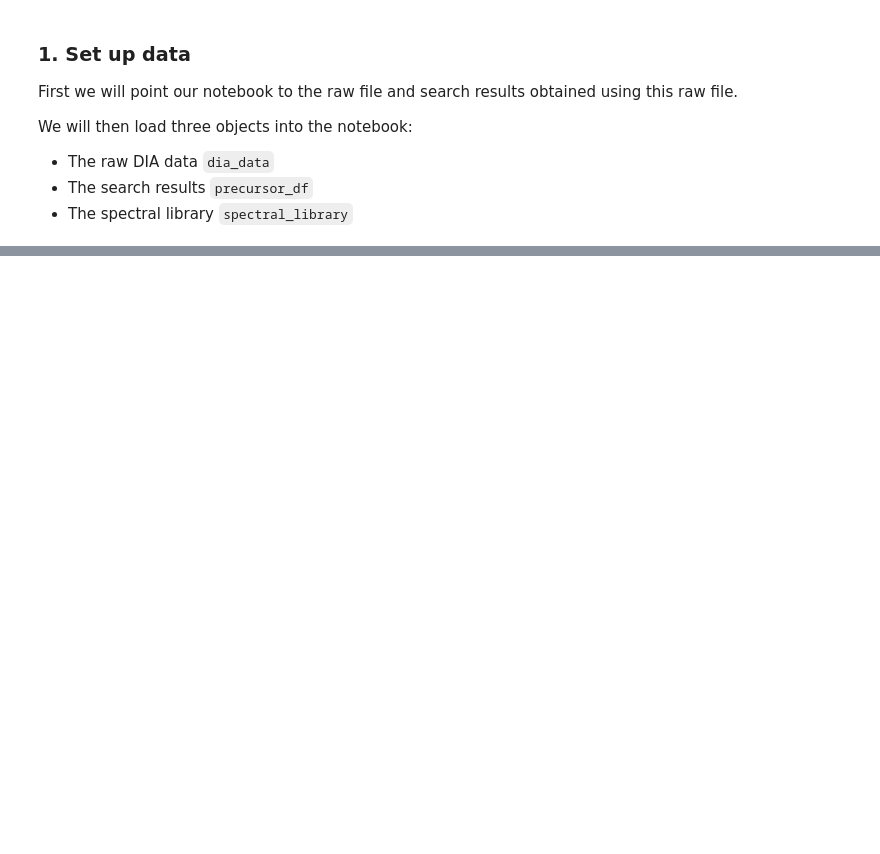
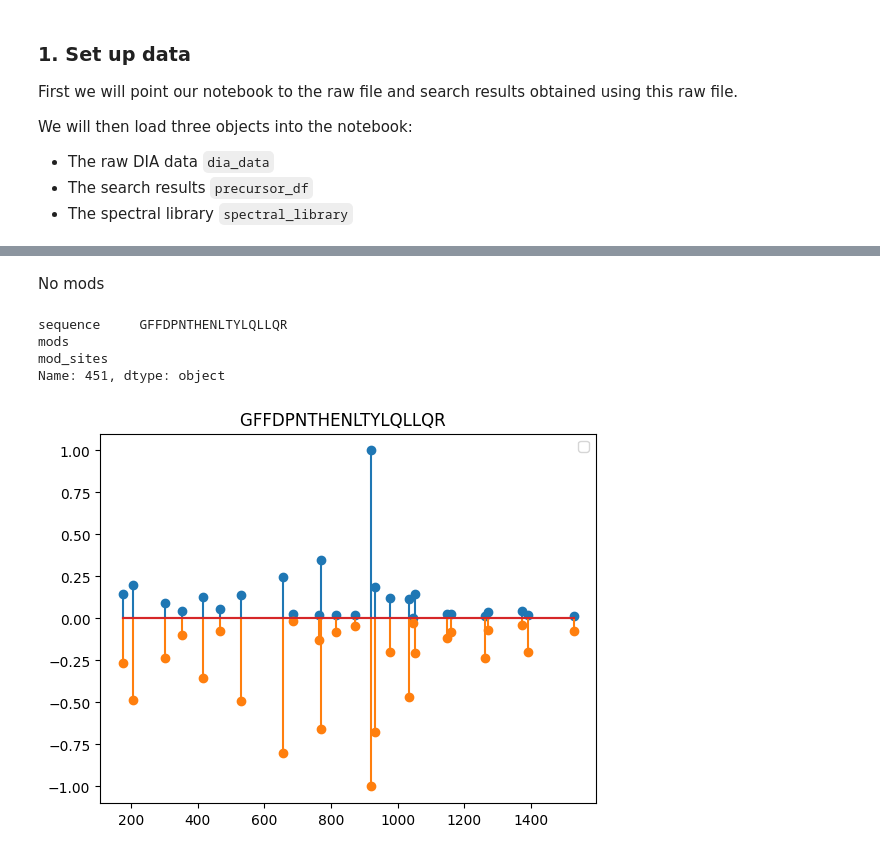
Before and after one commit to GeorgWa/alphadia-validate, a Jupyter notebook: notebooks/importance_isoforms.ipynb, the cells around one changed output, grey strips where cells are left out. Cells and saved outputs as stored; diff of their text form; code cells hidden in the pictures; blank space fills up the shorter version.

```diff
--- a/notebooks/importance_isoforms.ipynb
+++ b/notebooks/importance_isoforms.ipynb
@@ -414,0 +86,12 @@ plt.colormaps['tab10'](1)
+# %% [markdown]
+No mods
+# %%
+n = 451
+print(precursor_df.loc[n, ['sequence', 'mods', 'mod_sites']])
+isoform_attention_plot(spectral_library_flat, precursor_df, dia_data, precursor_df['mod_seq_charge_hash'].loc[n])
+# %% [output]
+sequence     GFFDPNTHENLTYLQLLQR
+mods
+mod_sites
+Name: 451, dtype: object
+[figure, added]
```
Also changed, not shown: parts of 39 cells of this notebook.
